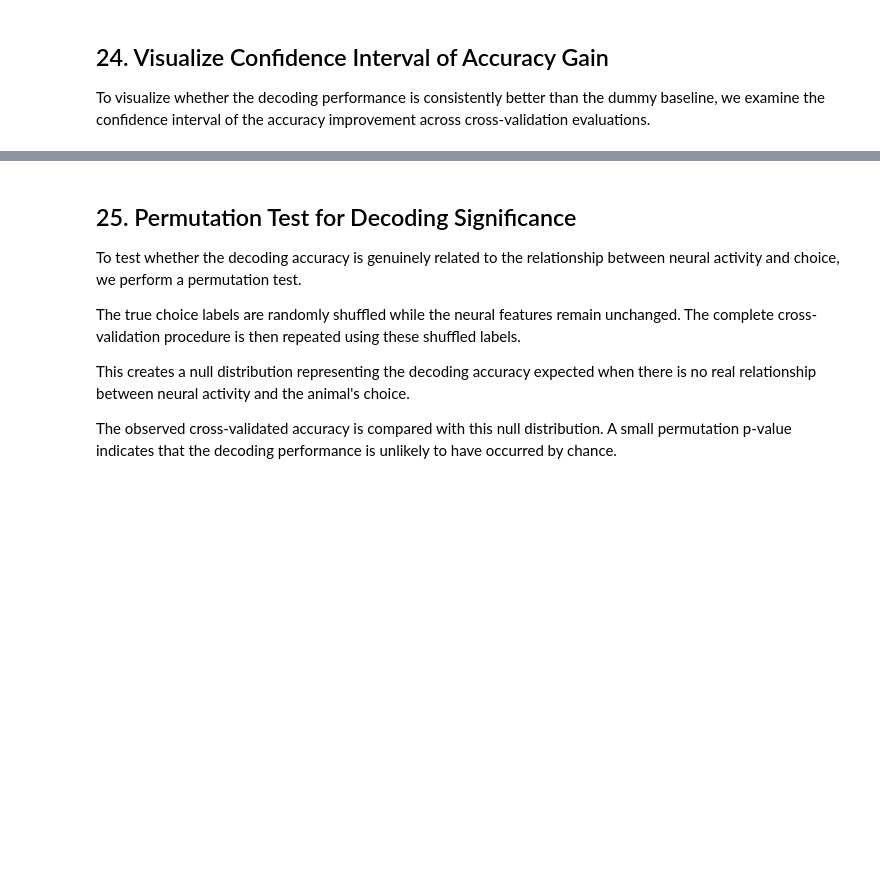
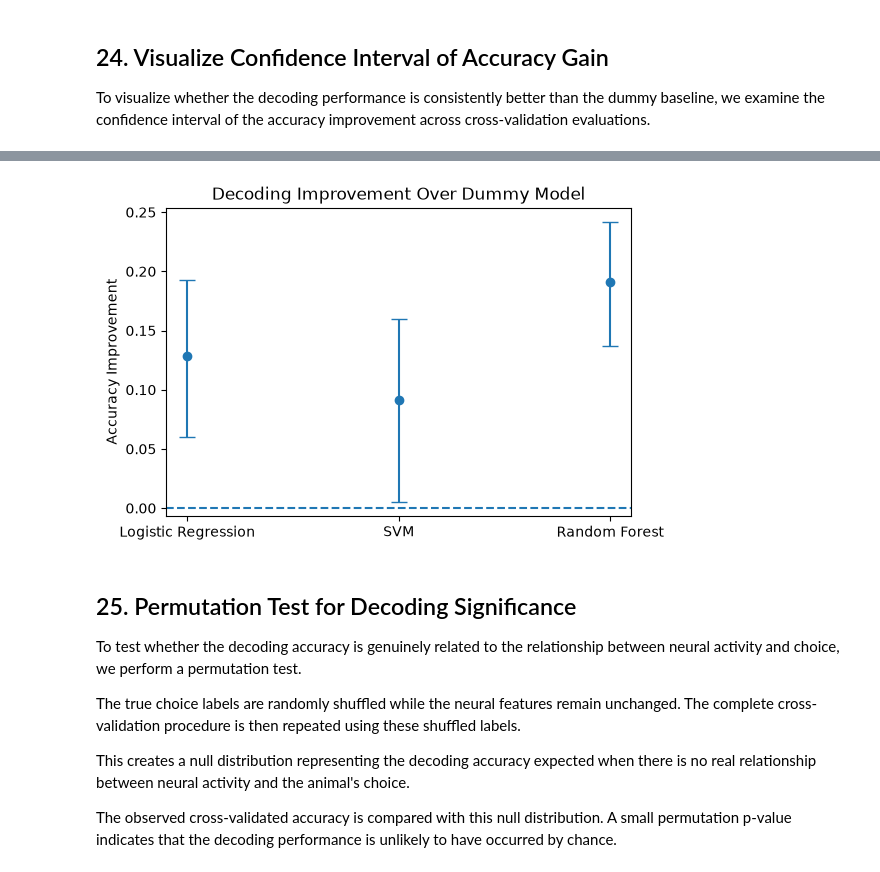
Before and after one commit to parhamKIY/neuroconnect-project, a Jupyter notebook: project_implementation.ipynb, the cells around one changed output, grey strips where cells are left out. Drawn from its saved outputs; the diff is of its cells as text; code cells hidden in the pictures; blank space fills up the shorter version.

```diff
--- a/project_implementation.ipynb
+++ b/project_implementation.ipynb
@@ -1000,3 +1051,45 @@ Mean accuracy gain: 0.129
+# %%
+names = []
+means = []
+errors = []
+
+for name, gain in gain_results.items():
+
+    ci = np.percentile(
+        gain,
+        [2.5, 97.5]
+    )
+
+    names.append(name)
+    means.append(gain.mean())
+
+    errors.append([
+        gain.mean() - ci[0],
+        ci[1] - gain.mean()
+    ])
+
+
+plt.figure(figsize=(6,4))
+
+plt.errorbar(
+    names,
+    means,
+    yerr=np.array(errors).T,
+    fmt='o',
+    capsize=6
+)
+
+plt.axhline(
+    0,
+    linestyle="--"
+)
+
+plt.ylabel("Accuracy Improvement")
+plt.title("Decoding Improvement Over Dummy Model")
+
+plt.show()
+# %% [output]
+[figure, added]
 # %% [markdown]
 ## 25. Permutation Test for Decoding Significance
 
```
Also changed, not shown: parts of 9 cells of this notebook.
